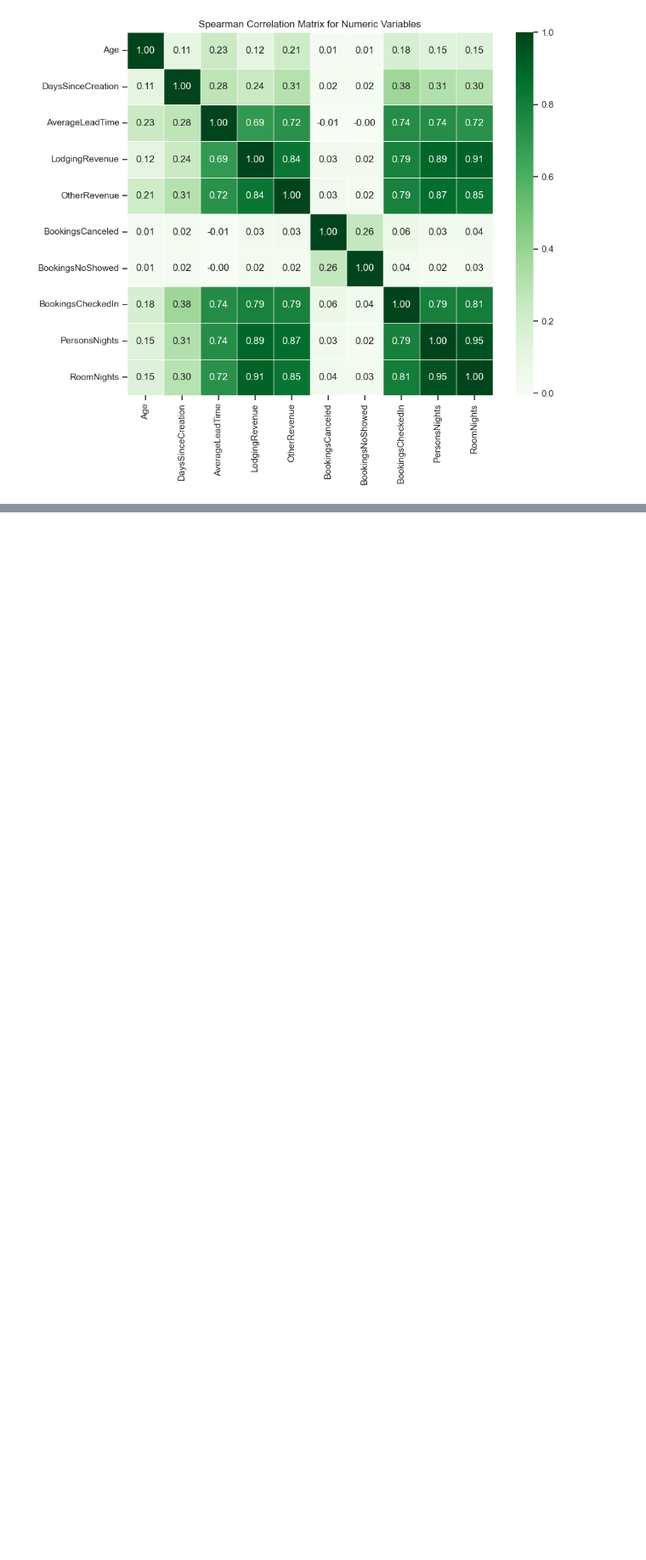
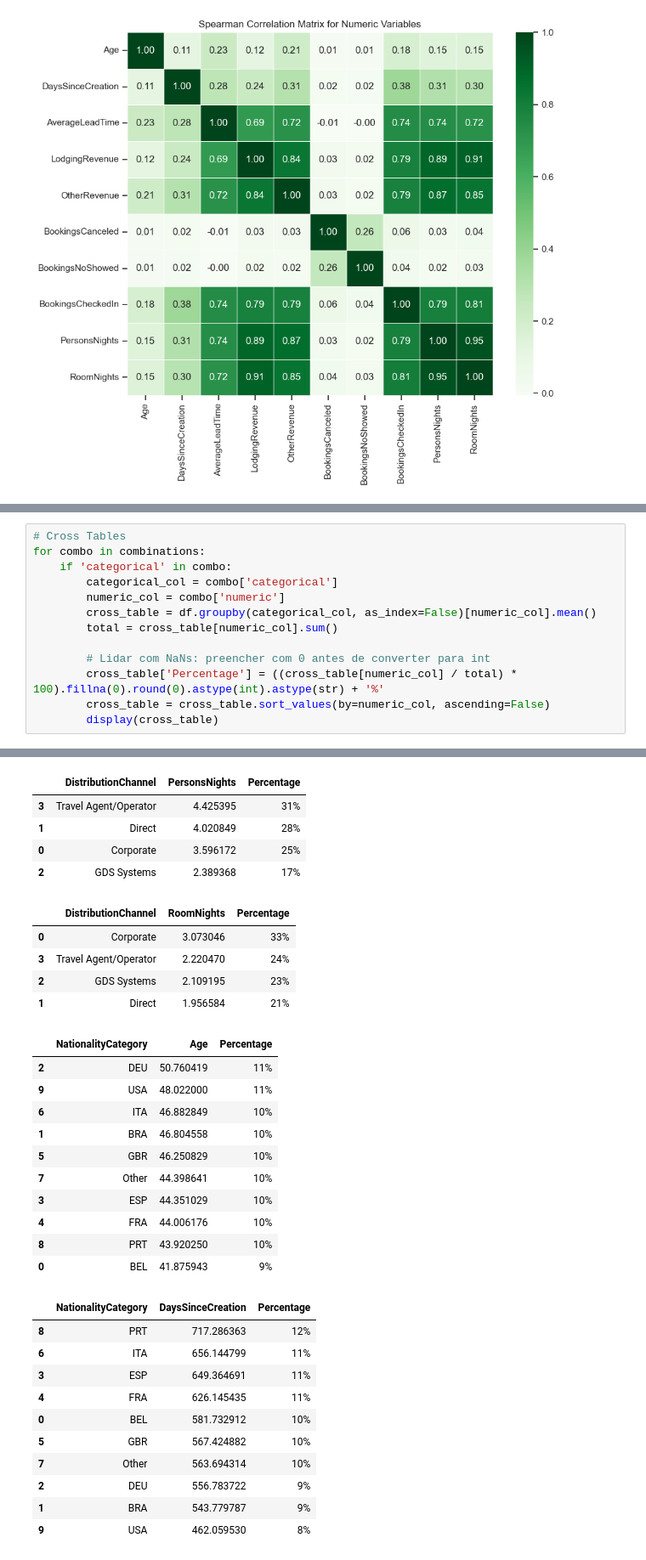
Before and after one commit to CatarinaGN/Case-1, a Jupyter notebook: Versão_Bea.ipynb, the cells around one changed output, grey strips where cells are left out. Shown at 85% size. Drawn from its saved outputs; the diff is of its cells as text; blank space fills up the shorter version.

```diff
--- a/Versão_Bea.ipynb
+++ b/Versão_Bea.ipynb
@@ -593,0 +696,14 @@ plt.show()
+# %%
+# Cross Tables
+for combo in combinations:
+    if 'categorical' in combo:
+        categorical_col = combo['categorical']
+        numeric_col = combo['numeric']
+        cross_table = df.groupby(categorical_col, as_index=False)[numeric_col].mean()
+        total = cross_table[numeric_col].sum()
+
+        # Lidar com NaNs: preencher com 0 antes de converter para int
+        cross_table['Percentage'] = ((cross_table[numeric_col] / total) * 100).fillna(0).round(0).astype(int).astype(str) + '%'
+        cross_table = cross_table.sort_values(by=numeric_col, ascending=False)
+        display(cross_table)
+# %% [output]
@@ -593,0 +750,32 @@ plt.show()
+|  | DistributionChannel | PersonsNights | Percentage |
+| 3 | Travel Agent/Operator | 4.425395 | 31% |
+| 1 | Direct | 4.020849 | 28% |
+| 0 | Corporate | 3.596172 | 25% |
+| 2 | GDS Systems | 2.389368 | 17% |
+|  | DistributionChannel | RoomNights | Percentage |
+| 0 | Corporate | 3.073046 | 33% |
+| 3 | Travel Agent/Operator | 2.220470 | 24% |
+| 2 | GDS Systems | 2.109195 | 23% |
+| 1 | Direct | 1.956584 | 21% |
+|  | NationalityCategory | Age | Percentage |
+| 2 | DEU | 50.760419 | 11% |
+| 9 | USA | 48.022000 | 11% |
+| 6 | ITA | 46.882849 | 10% |
+| 1 | BRA | 46.804558 | 10% |
+| 5 | GBR | 46.250829 | 10% |
+| 7 | Other | 44.398641 | 10% |
+| 3 | ESP | 44.351029 | 10% |
+| 4 | FRA | 44.006176 | 10% |
+| 8 | PRT | 43.920250 | 10% |
+| 0 | BEL | 41.875943 | 9% |
+|  | NationalityCategory | DaysSinceCreation | Percentage |
+| 8 | PRT | 717.286363 | 12% |
+| 6 | ITA | 656.144799 | 11% |
+| 3 | ESP | 649.364691 | 11% |
+| 4 | FRA | 626.145435 | 11% |
+| 0 | BEL | 581.732912 | 10% |
+| 5 | GBR | 567.424882 | 10% |
+| 7 | Other | 563.694314 | 10% |
+| 2 | DEU | 556.783722 | 9% |
+| 1 | BRA | 543.779787 | 9% |
+| 9 | USA | 462.059530 | 8% |
```
Also changed, not shown: parts of 16 cells of this notebook.
